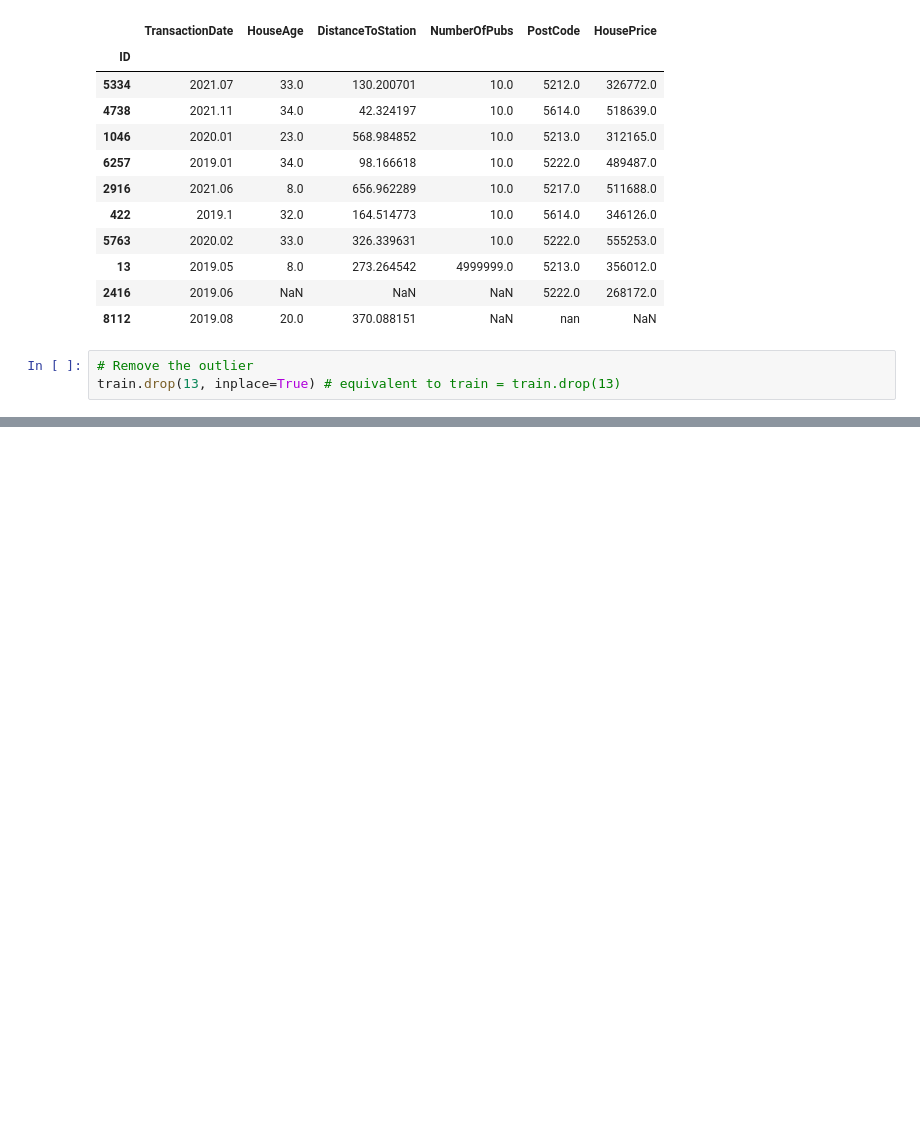
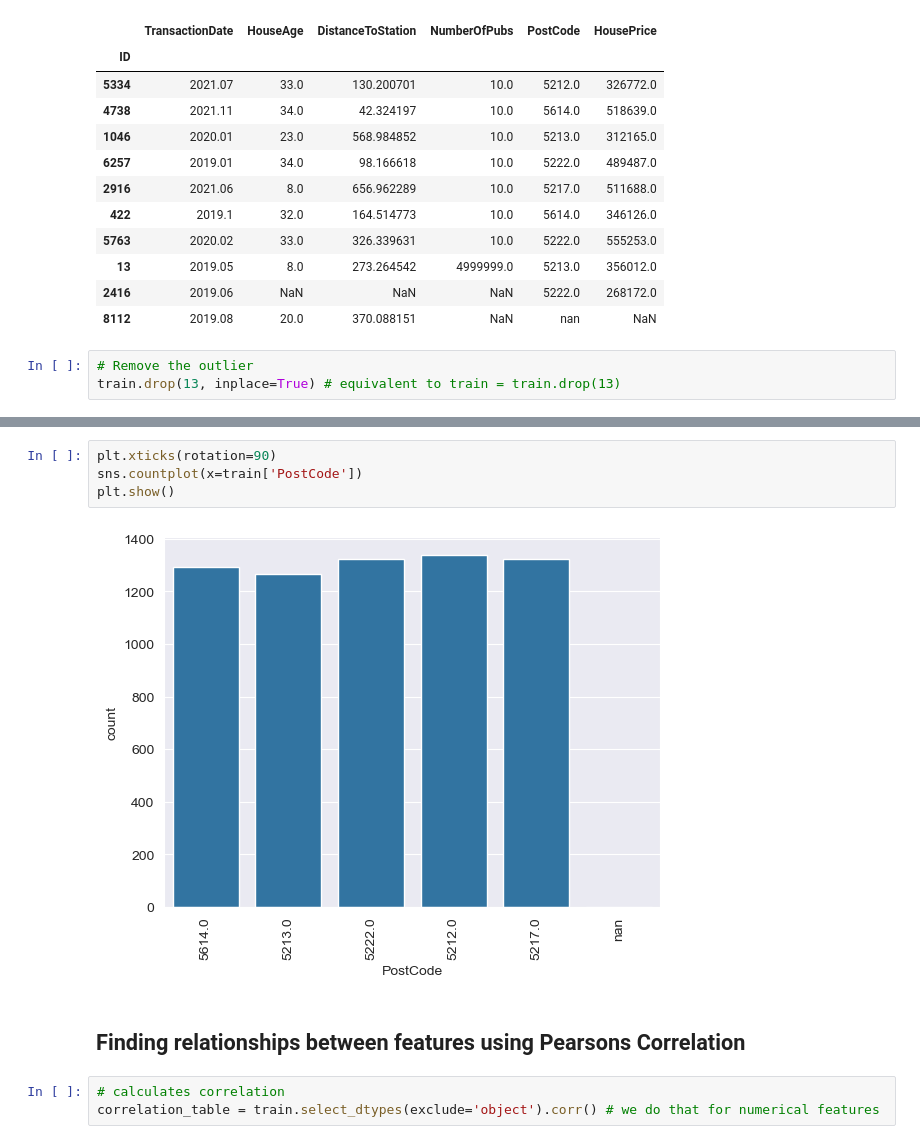
Before and after one commit to OctavianMarina123/House-Price-Predictions, a Jupyter notebook: Regression.ipynb, the cells around one changed output, grey strips where cells are left out. Saved outputs shown, nothing was run; the diff lists cells and outputs as text; blank space fills up the shorter version.

```diff
--- a/Regression.ipynb
+++ b/Regression.ipynb
@@ -231,0 +236,11 @@ train.drop(13, inplace=True) # equivalent to train = train.drop(13)
+# %%
+plt.xticks(rotation=90)
+sns.countplot(x=train['PostCode'])
+plt.show()
+# %% [output]
+[figure, added]
+# %% [markdown]
+## Finding relationships between features using <b>Pearsons Correlation</b>
+# %%
+# calculates correlation
+correlation_table = train.select_dtypes(exclude='object').corr() # we do that for numerical features
```
Also changed, not shown: parts of 96 cells of this notebook.
